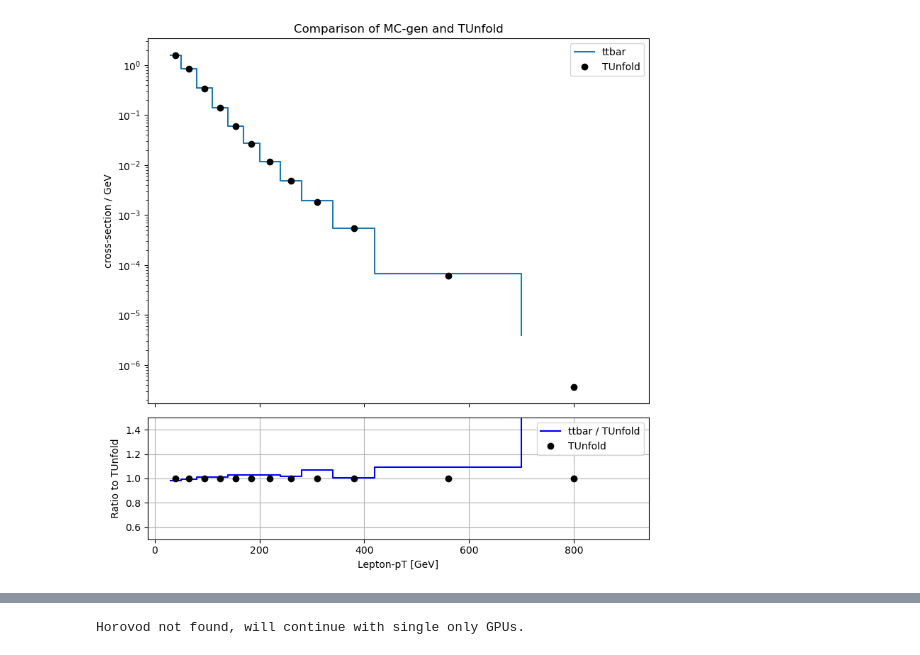
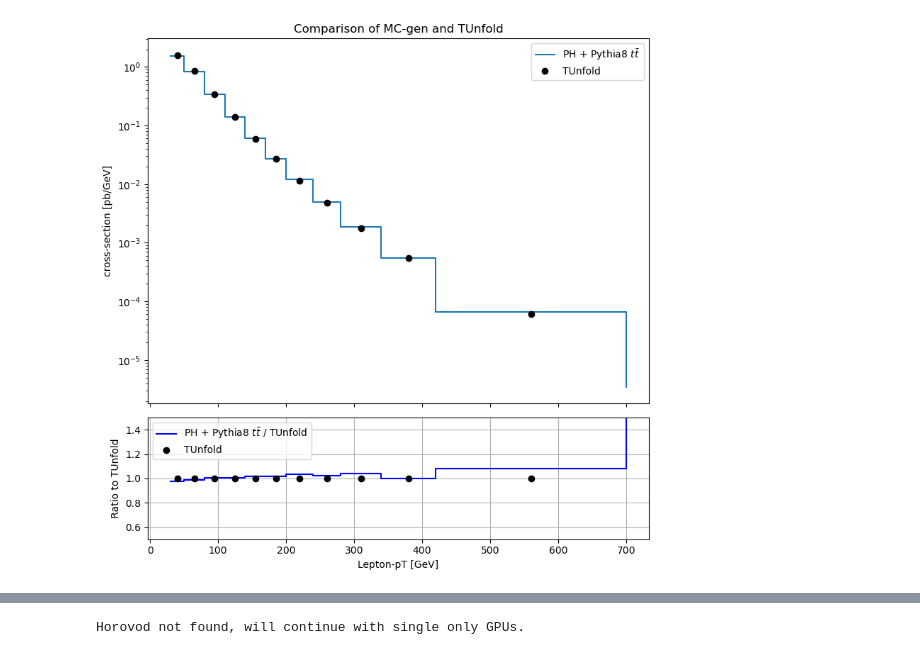
Before and after one commit to josefmurnauer/omnifold, a Jupyter notebook: Unfolding_WWbb_no_corrections.ipynb, the cells around one changed output, grey strips where cells are left out. Saved outputs shown, nothing was run; the diff lists cells and outputs as text; code cells hidden in the pictures.

```diff
--- a/Unfolding_WWbb_no_corrections.ipynb
+++ b/Unfolding_WWbb_no_corrections.ipynb
@@ -174,9 +140,9 @@ np.random.seed(42)  # reproducibility
 np.random.shuffle(all_indices_pythia)
 
 # First random sample
-random_indices_pythia_1 = all_indices_pythia[:1_000_000]
+random_indices_pythia_1 = all_indices_pythia[:3_000_000]
 # Second, independent (non-overlapping) sample
-random_indices_pythia_2 = all_indices_pythia[1_000_000:2_000_000]
+random_indices_pythia_2 = all_indices_pythia[3_000_000:6_000_000]
 
 # First Pythia sample
 pythia_reco_train    = pythia_reco[random_indices_pythia_1]
@@ -191,10 +157,4 @@ pythia_truth_test   = pythia_truth[random_indices_pythia_2]
 pythia_weights_test = pythia_weights[random_indices_pythia_2]
 pythia_pass_reco_test = pythia_pass_reco[random_indices_pythia_2]
 pythia_pass_gen_test = pythia_pass_gen[random_indices_pythia_2]
-
-# First Herwig sample
-#random_indices_herwig = np.random.choice(len(herwig_reco), size=1_000_000, replace=False)
-#herwig_reco_train   = herwig_reco[random_indices_herwig]
-#herwig_truth_train   = herwig_truth[random_indices_herwig]
-#herwig_weights_train = herwig_weights[random_indices_herwig]
 # %%
@@ -218,6 +175,10 @@ Train fraction: 0.0051912252988716885
 # %%
 luminosity = 3244.54 + 33402.2 + 44630.6 + 58791.6
 SF = (1/luminosity)*1/train_fraction
+hist = TUnfold_incl_file['unfolding_ptl1_NOSYS']
+values = hist.values()
+edges = hist.axis().edges()
+
 
 fig, (ax1, ax2) = plt.subplots(
     2, 1,
@@ -243,41 +204,40 @@ counts1_density = counts1 / bin_widths
 values_density = values / bin_widths
 bin_centers = 0.5 * (edges[:-1] + edges[1:])
 # Re-plot them stepwise
 ax1.cla()
-ax1.step(edges[:-1], counts1_density, where="post", label="ttbar")
-ax1.plot(bin_centers, values_density, 'o', color='black', label='TUnfold')
+ax1.step(edges[:-1], counts1_density, where="post", label=r"PH + Pythia8 $t\bar{t}$")
+ax1.plot(bin_centers[:-1], values_density[:-1], 'o', color='black', label='TUnfold')
 #ax1.step(edges[:-1], values_density, where="post", label="TUnfold")
 
-ax1.set_ylabel("cross-section / GeV")
+ax1.set_ylabel("cross-section [pb/GeV]")
 ax1.set_title("Comparison of MC-gen and TUnfold")
 ax1.legend()
 ax1.set_yscale('log')
 
 # --- Lower panel: ratio ---
 # Avoid division by zero
 ratio1 = np.divide(counts1_density, values_density, out=np.zeros_like(counts1_density), where=values_density!=0)
 ratio3 = np.ones_like(values_density)  # TUnfold / TUnfold
 
-
-
 # Step style ratios
 ratio1_step = np.append(ratio1, ratio1[-1])
 
-ax2.step(edges, ratio1_step, where="post", color="blue", label="ttbar / TUnfold")
-ax2.plot(bin_centers, ratio3, 'o', color='black', label='TUnfold')
+ax2.step(edges[:-1], ratio1_step[:-1], where="post", color="blue", label=r"PH + Pythia8 $t\bar{t}$ / TUnfold")
+ax2.plot(bin_centers[:-1], ratio3[:-1], 'o', color='black', label='TUnfold')
 
 #ax2.axhline(1.0, color='red', linestyle='--')
 
 ax2.set_xlabel("Lepton-pT [GeV]")
 ax2.set_ylabel("Ratio to TUnfold")
+ax2.set_xlim(30,700)
 ax2.set_ylim(0.5, 1.5)
 ax2.legend()
 ax2.grid()
 
 plt.tight_layout()
 plt.show()
 # %% [output]
-[figure, old version]
+[figure, new version]
 # %%
 def make_mc_subsample(loader, reco_cuts_mask, N_data):
     """
```
Also changed, not shown: parts of 15 cells of this notebook.
